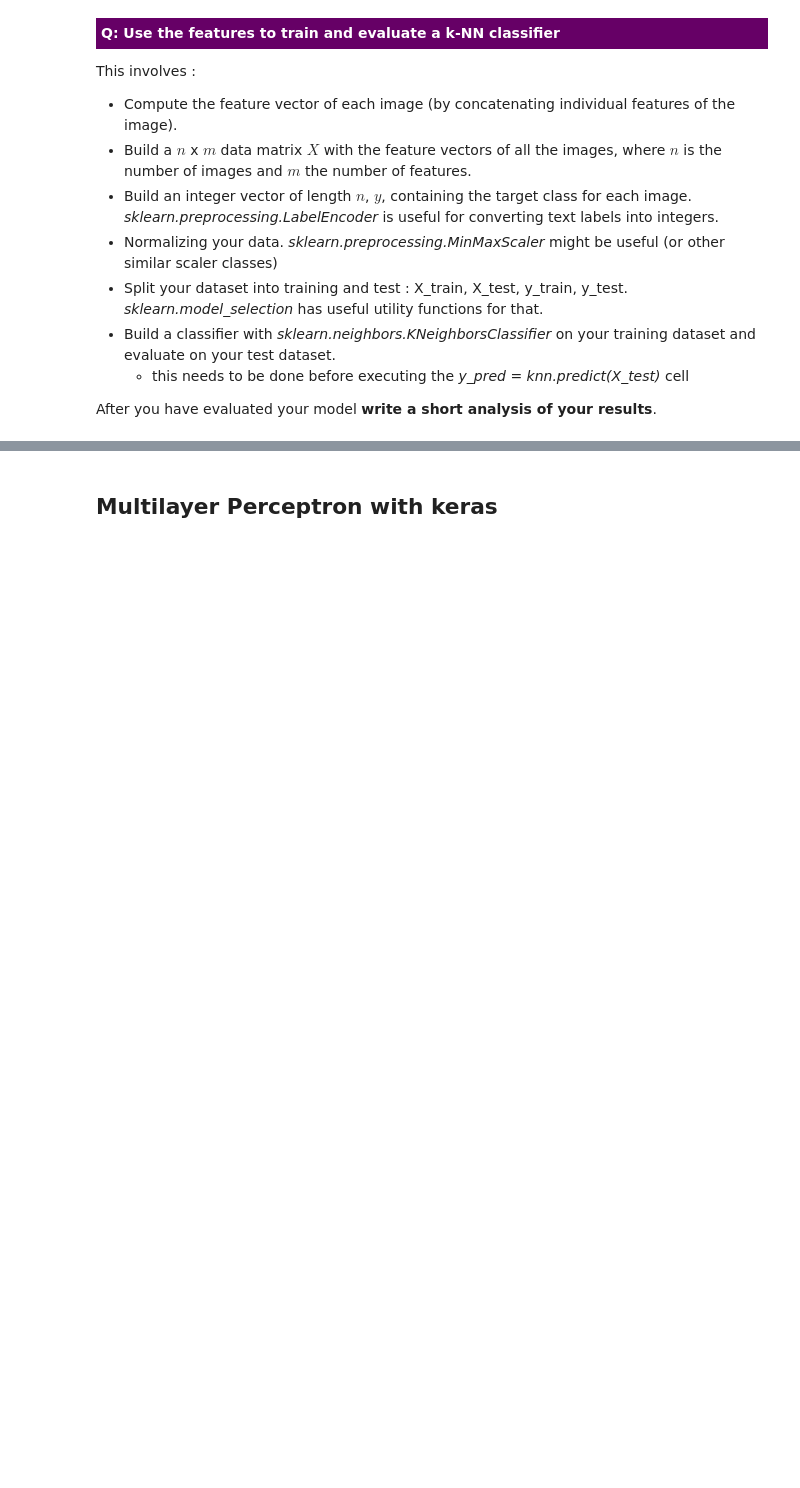
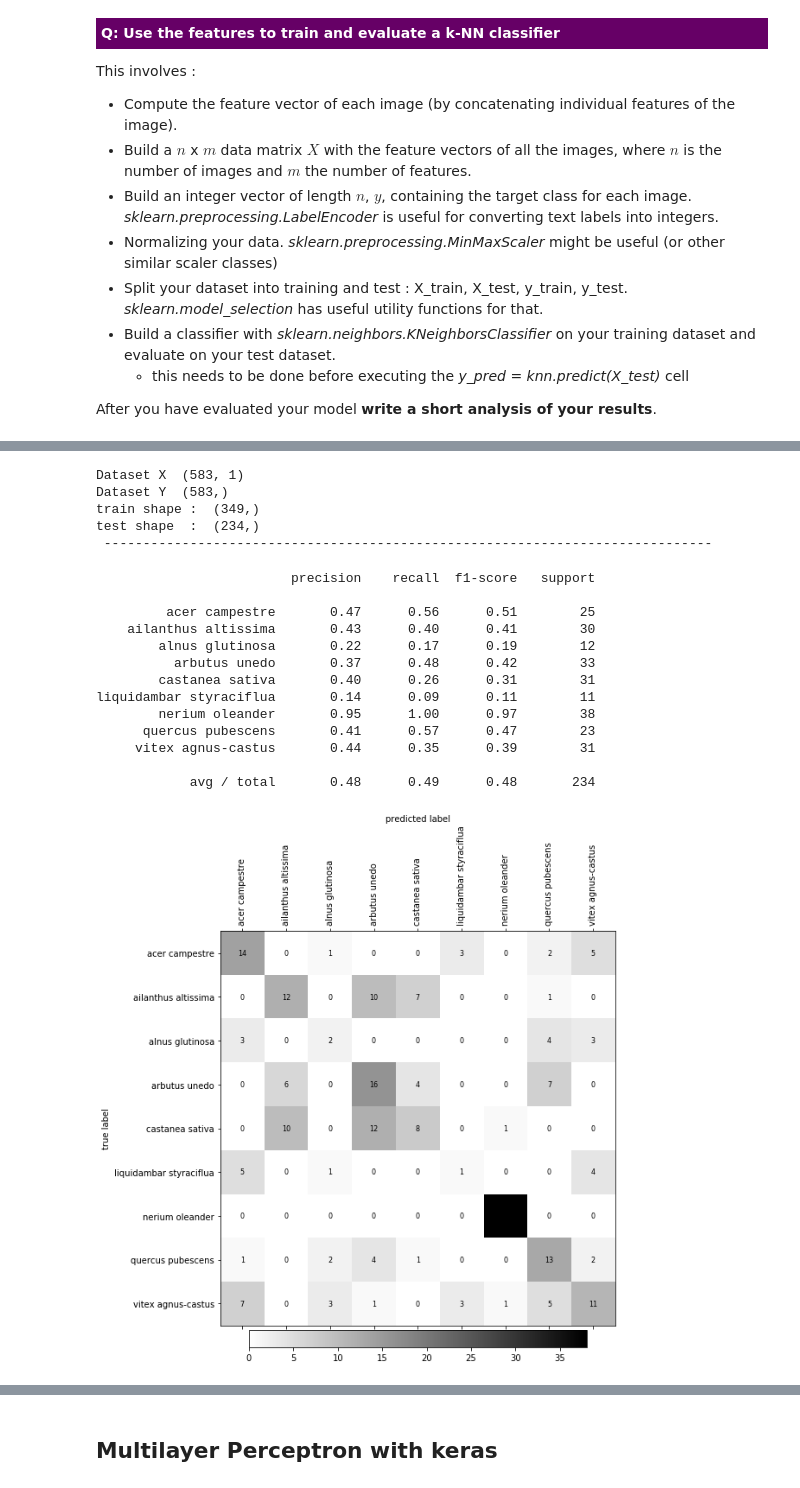
Before and after one commit to mylag/MLBD, a Jupyter notebook: MLBD_lab2/lab2_assignment.ipynb, the cells around one changed output, grey strips where cells are left out. Drawn from its saved outputs; the diff is of its cells as text; code cells hidden in the pictures; blank space fills up the shorter version.

```diff
--- a/MLBD_lab2/lab2_assignment.ipynb
+++ b/MLBD_lab2/lab2_assignment.ipynb
@@ -771,0 +740,24 @@ def numpy_minmax(X):
+# %%
+X = eccentricity_vector.reshape((nb_images, 1))
+k = 1
+test_kNN(X, k)
+# %% [output]
+Dataset X  (583, 1)
+Dataset Y  (583,)
+train shape :  (349,)
+test shape  :  (234,)
+ ------------------------------------------------------------------------------
+                         precision    recall  f1-score   support
+
+         acer campestre       0.47      0.56      0.51        25
+    ailanthus altissima       0.43      0.40      0.41        30
+        alnus glutinosa       0.22      0.17      0.19        12
+          arbutus unedo       0.37      0.48      0.42        33
+        castanea sativa       0.40      0.26      0.31        31
+liquidambar styraciflua       0.14      0.09      0.11        11
+        nerium oleander       0.95      1.00      0.97        38
+      quercus pubescens       0.41      0.57      0.47        23
+     vitex agnus-castus       0.44      0.35      0.39        31
+
+            avg / total       0.48      0.49      0.48       234
+[figure, added]
```
Also changed, not shown: parts of 30 cells of this notebook, 1 other file.
